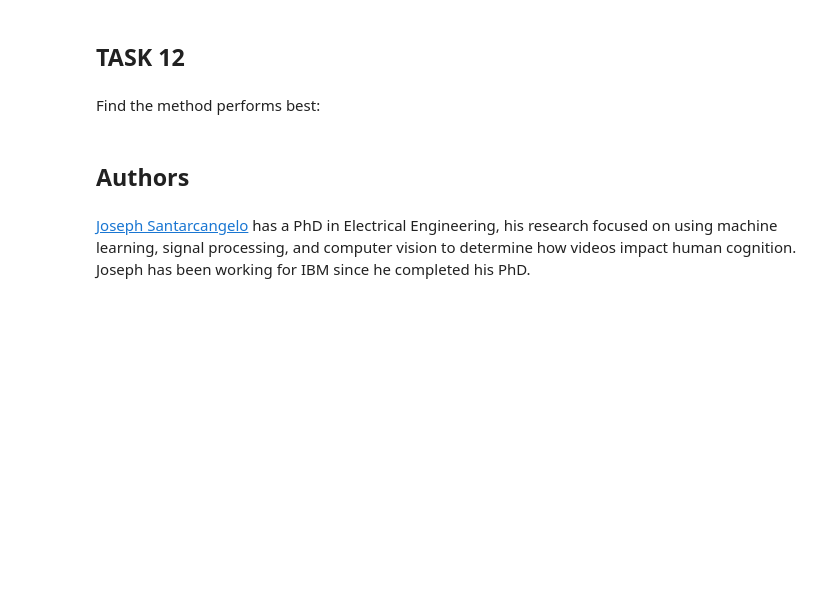
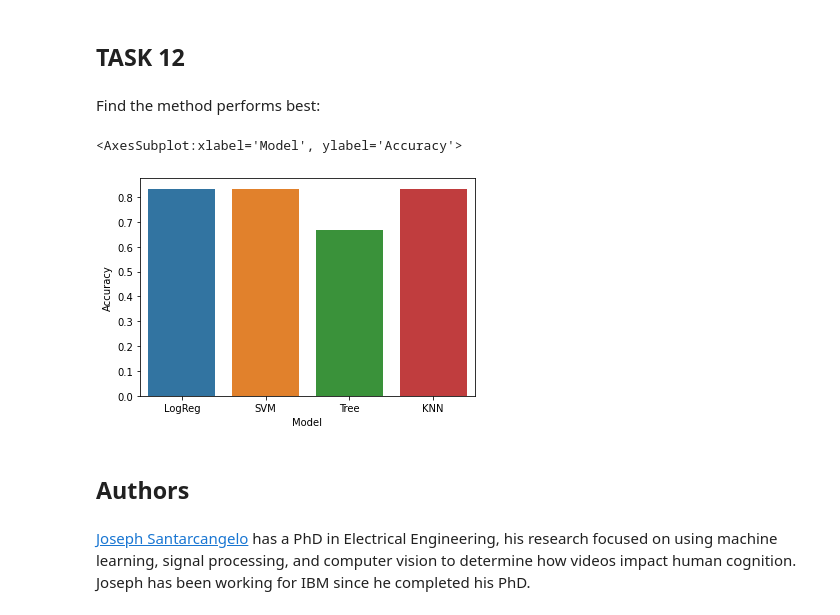
Before and after one commit to kiselevskaya/Data_Science_Capstone_coursera, a Jupyter notebook: SpaceX_Machine_Learning_Prediction.ipynb, the cells around one changed output. Cells and saved outputs as stored; diff of their text form; code cells hidden in the pictures; blank space fills up the shorter version.

Commit message:
added barchart for models score

```diff
--- a/SpaceX_Machine_Learning_Prediction.ipynb
+++ b/SpaceX_Machine_Learning_Prediction.ipynb
@@ -337,3 +335,15 @@ Find the method performs best:
+# %%
+models_accuracy = {'Model':['LogReg', 'SVM', 'Tree', 'KNN'],
+                   'Accuracy':[logreg_cv.score(X_test, Y_test),svm_cv.score(X_test, Y_test),
+                               tree_cv.score(X_test, Y_test), knn_cv.score(X_test, Y_test)]}
+
+accuracy_df = pd.DataFrame(models_accuracy)
+accuracy_df
+
+sns.barplot(x="Model", y="Accuracy", data=accuracy_df)
+# %% [output]
+<AxesSubplot:xlabel='Model', ylabel='Accuracy'>
+[figure, added]
 # %% [markdown]
 ## Authors
 # %% [markdown]
```
Also changed, not shown: parts of 4 cells of this notebook.
